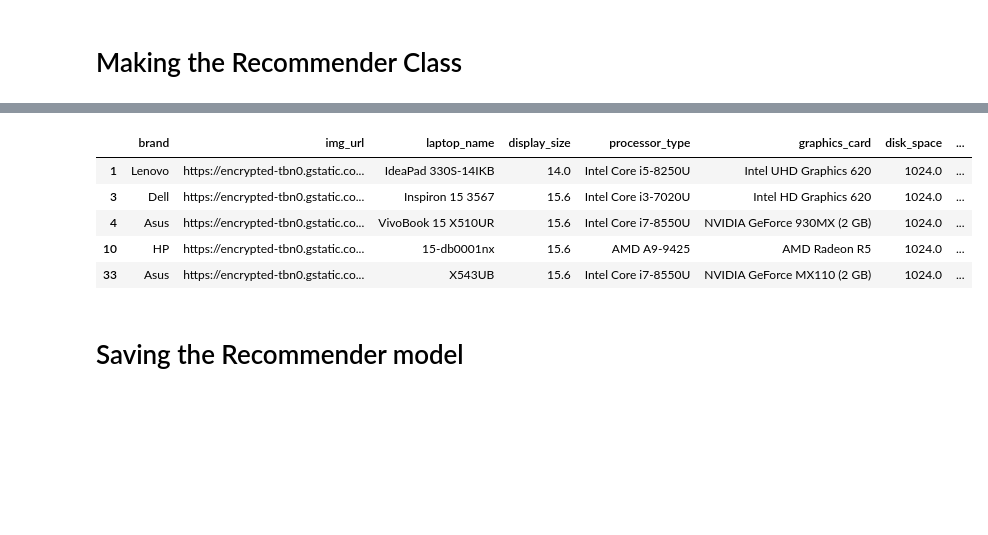
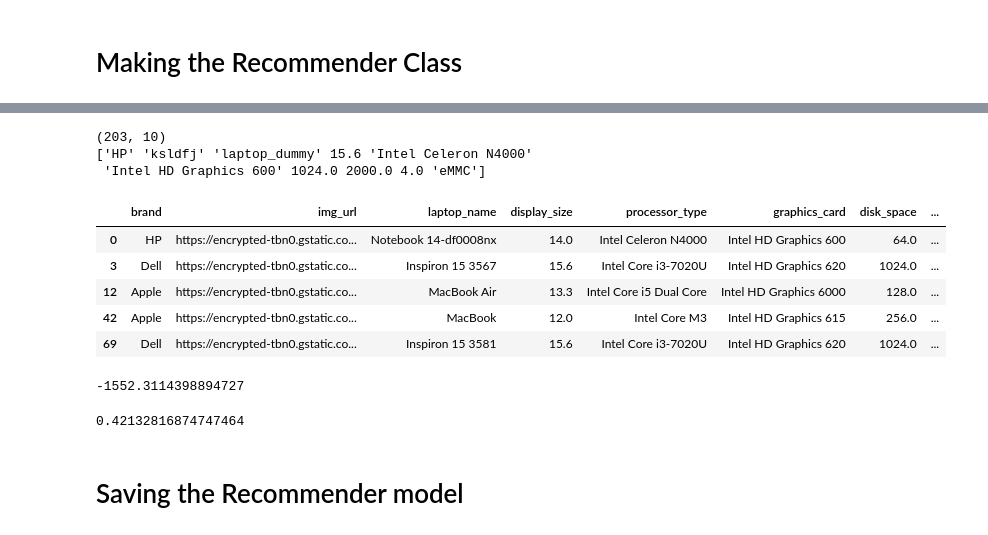
Before and after one commit to cse-vaibhav/Project2-backend, a Jupyter notebook: notebooks/Recommendor_new.ipynb, the cells around one changed output, grey strips where cells are left out. Saved outputs shown, nothing was run; the diff lists cells and outputs as text; code cells hidden in the pictures; blank space fills up the shorter version.

```diff
--- a/notebooks/Recommendor_new.ipynb
+++ b/notebooks/Recommendor_new.ipynb
@@ -53,12 +56,10 @@ list(enumerate(data_for_recommendation.columns))
 # %%
 pipeline = Pipeline([
     ("tnf1", ColumnTransformer([
-        ("one_hot_encoding", OneHotEncoder(dtype="int", sparse_output=False, handle_unknown="ignore"), [0,7]),
-        ("scaling", StandardScaler(), [1, 5, 6]),
-        ("ordinal_encoding", OrdinalEncoder(), [2, 3, 4])
-    ], remainder="passthrough"))
+        ("one_hot_encoding", OneHotEncoder(dtype="int", sparse_output=False, handle_unknown="ignore"), [0,4,5,6,9]),
+        ("scaling", MinMaxScaler(), [3, 7, 8]),
+    ], remainder="drop"))
 ])
-
 pipeline.fit(data_for_recommendation.values)
 # %% [output]
 Pipeline(steps=[('tnf1',
@@ -84,4 +85,4 @@ array([ 0.        ,  0.        ,  0.        ,  0.        ,  1.        ,
 # %%
-data_for_recommendation = pipeline.transform(data_for_recommendation.values)
+data_for_recommendation = pipeline.transform(data.values)
 data_for_recommendation.shape
 # %% [output]
@@ -94,8 +95,7 @@ inertias = []
 mapping1 = {}
 mapping2 = {}
 K = range(1, 100)
-
-for k in K:
+for k in tqdm(K):
     # Building and fitting the model
     kmeanModel = KMeans(n_clusters=k, n_init="auto").fit(data_for_recommendation)
     kmeanModel.fit(data_for_recommendation)
@@ -240,63 +244,81 @@ class Recommender(Pipeline):
 
     # fit after dropping the ignore_cols
   def fit(self, X=None, y=None, **fit_params):
-    data_fr = self.drop_cols().values
+    data_fr = self.data.values
+    print(data_fr.shape)
     return super().fit(data_fr)
 
     # return data after dropping ignore_cols
   def drop_cols(self):
     cols = self.ignore_cols.copy()
+    if "clusters" in self.data.columns:
+        cols.append("clusters")
     return self.data.drop(cols, axis=1)
 
     # Predict clusters and add it as "clusters" column in the data
     # return the new data
   def make_clusters(self):
-    self.data["clusters"] = self.predict(self.drop_cols().values)
+    self.data["clusters"] = self.predict(self.data.values)
     return self.data
 
     # get the cluster a user's data belongs to
   def get_cluster(self, user_pref):
-    return super().predict(user_pref.values)[0]
+    print(user_pref.values)
+    return super().predict([user_pref.values])[0]
 
     # get 'k' recommendations based on user's data
   def get_k_recommendations(self, user_pref, k=5):
     cluster = self.get_cluster(user_pref)
     return self.data[self.data["clusters"] == cluster].head(k)
 
 # dummy data
-user_pref = pd.DataFrame({
-    "brand": ["HP"],
-    "display_size": [15.6],
-    "processor_type": ["Intel Celeron N4000"],
-    "graphics_card": ["Intel HD Graphics 600"],
-    "disk_space": [1024.0],
-    "discount_price": [2000.0],
-    "ratings_5max": [4.0],
-    "disk_type": ["eMMC"]
+user_pref = pd.Series({
+    "brand": "HP",
+    "image_url": "ksldfj",
+    "laptop_name": "laptop_dummy",
+    "display_size": 15.6,
+    "processor_type": "Intel Celeron N4000",
+    "graphics_card": "Intel HD Graphics 600",
+    "disk_space": 1024.0,
+    "discount_price": 2000.0,
+    "ratings_5max": 4.0,
+    "disk_type": "eMMC"
 })
+preprocessor = ColumnTransformer([
+    ("one_hot_encoding", OneHotEncoder(dtype="int", sparse_output=False, handle_unknown="ignore"), [0,6,9]),
+    ("scaling", MinMaxScaler(), [3, 7, 8]),
+    ("ordinal", OrdinalEncoder(), [4, 5])
+], remainder="drop")
 
-preprocessor = ColumnTransformer([
-    ("one_hot_encoding", OneHotEncoder(dtype="int", sparse_output=False, handle_unknown="ignore"), [0,2,3,7]),
-    ("scaling", StandardScaler(), [1, 5, 6]),
-    ("ordinal_encoding", OrdinalEncoder(), [4])
-], remainder="passthrough")
-
-model = KMeans(n_clusters=3, n_init="auto")
-recommender = Recommender(data.copy(), ["img_url", "laptop_name"], [
+model = KMeans(n_clusters=14, n_init="auto")
+recommender = Recommender(data.copy(), [], [
     ("preprocessing", preprocessor),
     ("model", model)
 ])
 
 recommender.fit()
 recommender.make_clusters().head()
 recommender.get_k_recommendations(user_pref)
 # %% [output]
+(203, 10)
+['HP' 'ksldfj' 'laptop_dummy' 15.6 'Intel Celeron N4000'
+ 'Intel HD Graphics 600' 1024.0 2000.0 4.0 'eMMC']
 |  | brand | img_url | laptop_name | display_size | processor_type | graphics_card | disk_space | ... |
-| 1 | Lenovo | https://encrypted-tbn0.gstatic.co... | IdeaPad 330S-14IKB | 14.0 | Intel Core i5-8250U | Intel UHD Graphics 620 | 1024.0 | ... |
+| 0 | HP | https://encrypted-tbn0.gstatic.co... | Notebook 14-df0008nx | 14.0 | Intel Celeron N4000 | Intel HD Graphics 600 | 64.0 | ... |
 | 3 | Dell | https://encrypted-tbn0.gstatic.co... | Inspiron 15 3567 | 15.6 | Intel Core i3-7020U | Intel HD Graphics 620 | 1024.0 | ... |
-| 4 | Asus | https://encrypted-tbn0.gstatic.co... | VivoBook 15 X510UR | 15.6 | Intel Core i7-8550U | NVIDIA GeForce 930MX (2 GB) | 1024.0 | ... |
-| 10 | HP | https://encrypted-tbn0.gstatic.co... | 15-db0001nx | 15.6 | AMD A9-9425 | AMD Radeon R5 | 1024.0 | ... |
-| 33 | Asus | https://encrypted-tbn0.gstatic.co... | X543UB | 15.6 | Intel Core i7-8550U | NVIDIA GeForce MX110 (2 GB) | 1024.0 | ... |
+| 12 | Apple | https://encrypted-tbn0.gstatic.co... | MacBook Air | 13.3 | Intel Core i5 Dual Core | Intel HD Graphics 6000 | 128.0 | ... |
+| 42 | Apple | https://encrypted-tbn0.gstatic.co... | MacBook | 12.0 | Intel Core M3 | Intel HD Graphics 615 | 256.0 | ... |
+| 69 | Dell | https://encrypted-tbn0.gstatic.co... | Inspiron 15 3581 | 15.6 | Intel Core i3-7020U | Intel HD Graphics 620 | 1024.0 | ... |
+# %%
+x = data.values
+x = recommender["preprocessing"].transform(x)
+recommender["model"].score(x)
+# %% [output]
+-1552.3114398894727
+# %%
+silhouette_score(x, recommender["model"].labels_)
+# %% [output]
+0.42132816874747464
 # %% [markdown]
 # Saving the Recommender model
 # %%
```
Also changed, not shown: parts of 16 cells of this notebook.
